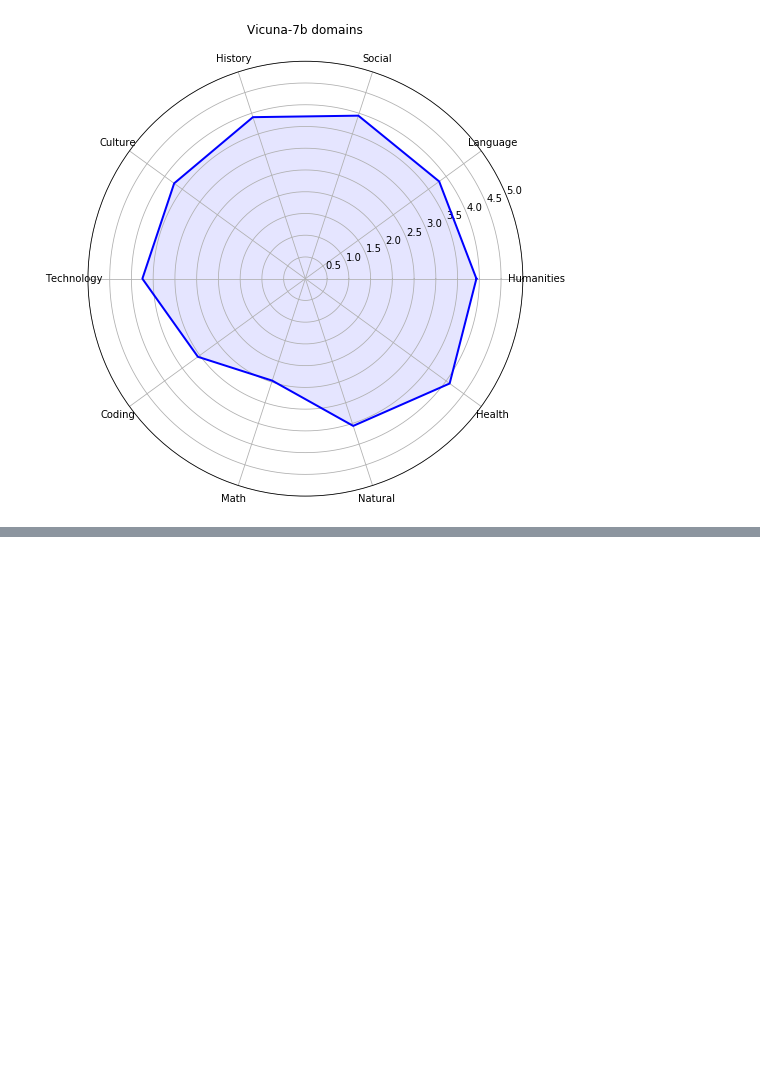
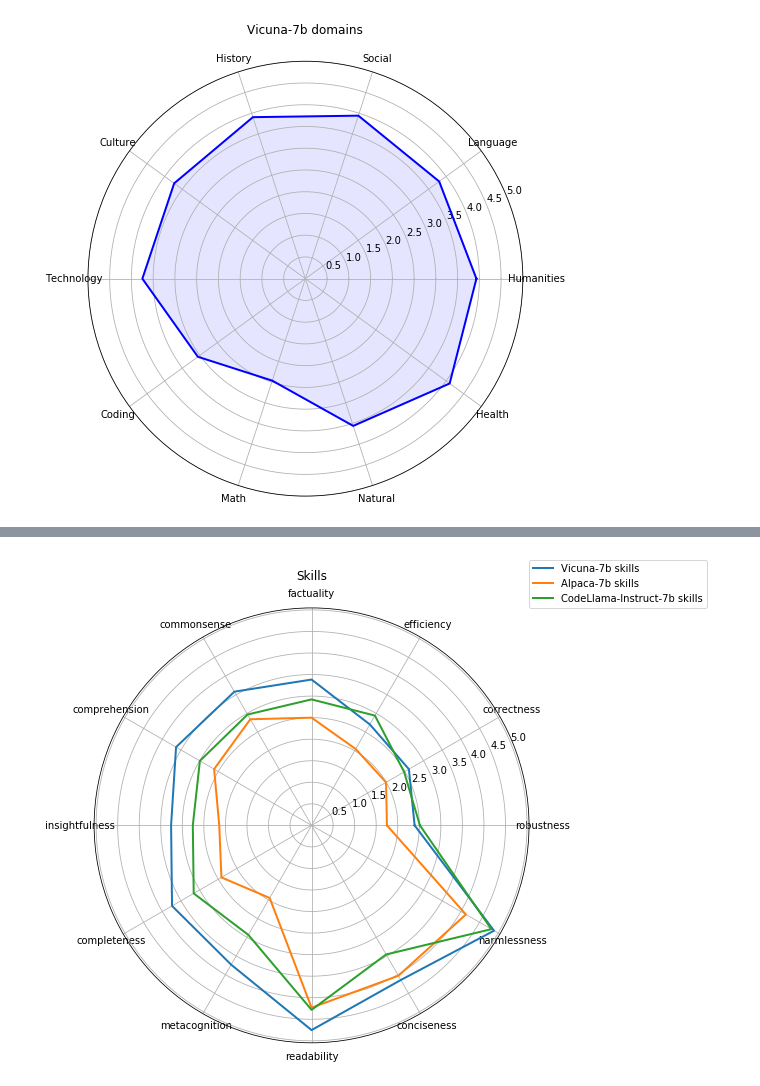
Before and after one commit to gabjp/merging-LLM, a Jupyter notebook: plot.ipynb, the cells around one changed output, grey strips where cells are left out. Cells and saved outputs as stored; diff of their text form; code cells hidden in the pictures; blank space fills up the shorter version.

```diff
--- a/plot.ipynb
+++ b/plot.ipynb
@@ -146,0 +165,42 @@ def multiplot(categories, datas, labels, title):
+# %%
+code_7b_skills = [
+   [ "robustness",530.5,211,2.514218009478673],
+["correctness",1135.5,458,2.4792576419213974],
+["efficiency",497.0,169,2.940828402366864],
+["factuality",1727.5,591,2.9230118443316413],
+["commonsense",2034.5,685,2.97007299270073],
+["comprehension",3396.5,1135,2.992511013215859],
+["insightfulness",807.5,293,2.755972696245734],
+["completeness",1424.5,451,3.158536585365854],
+["metacognition",381.5,130,2.9346153846153844],
+["readability",1892.5,442,4.281674208144796],
+["conciseness",1107.0,320,3.459375],
+["harmlessness",607.0,126,4.817460317460317]
+]
+code_7b_domains = [
+    ["Humanities",3646.0,1067,3.4170571696344894],
+["Language",2123.0,678,3.131268436578171],
+["Social",2701.0,797,3.3889585947302385],
+["History",789.0,263,3.0],
+["Culture",3573.5,1156,3.091262975778547],
+["Technology",2611.0,805,3.243478260869565],
+["Coding",1926.0,605,3.183471074380165],
+["Math",1525.0,652,2.338957055214724],
+["Natural",1415.5,491,2.8828920570264764],
+["Health",1236.0,359,3.4428969359331476]
+]
+# %%
+data_vic = [elem[-1] for elem in vicuna_7b_skills]
+title_vic = 'Vicuna-7b skills'
+
+categories = [elem[0] for elem in alpaca7b_skills]
+data_alp = [elem[-1] for elem in alpaca7b_skills]
+title_alp = 'Alpaca-7b skills'
+
+data_code =  [elem[-1] for elem in code_7b_skills]
+title_code = "CodeLlama-Instruct-7b skills"
+
+
+multiplot(categories, [data_vic, data_alp, data_code], [title_vic, title_alp, title_code], "Skills")
+# %% [output]
+[figure, added]
```
Also changed, not shown: parts of 11 cells of this notebook, 5 other files.
